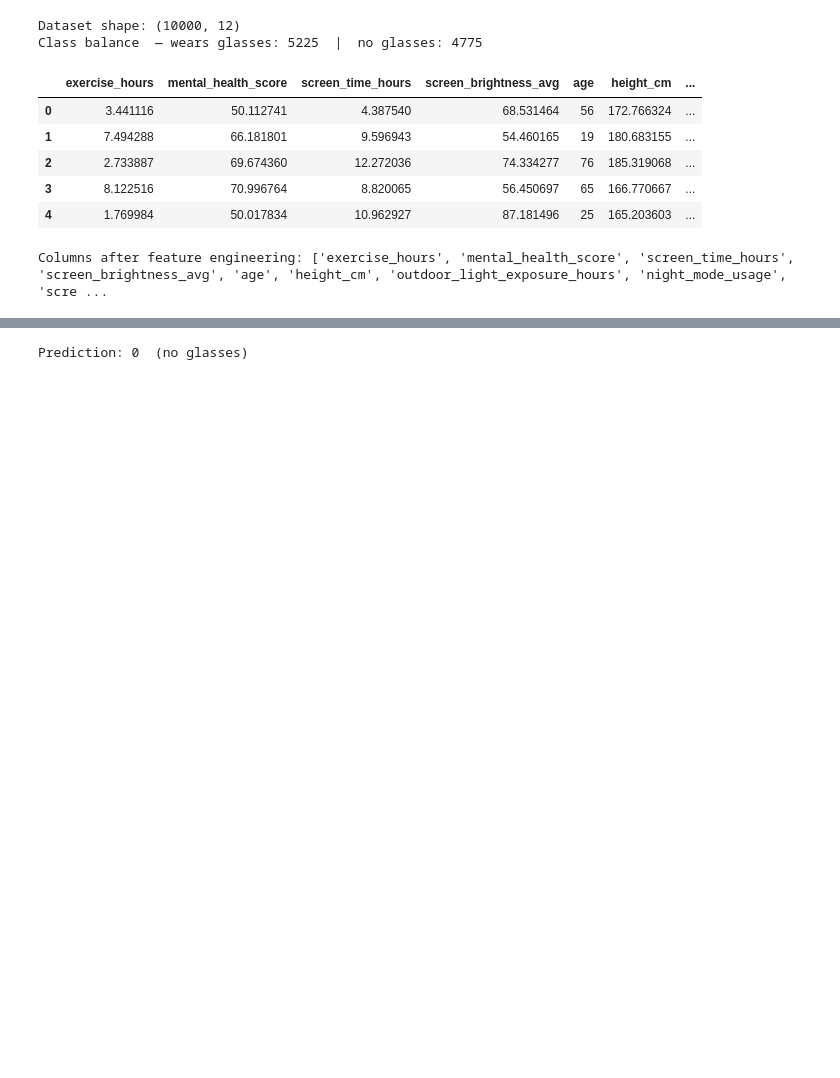
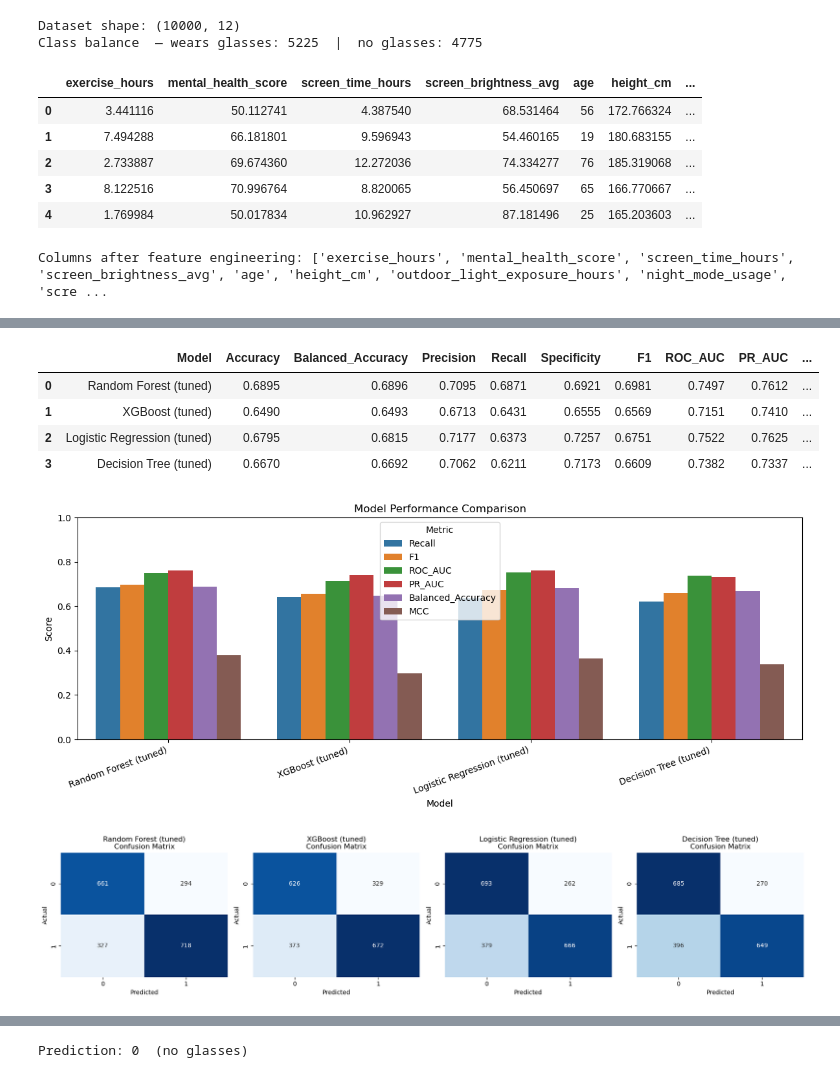
Before and after one commit to nason31/machine_learning_group_g, a Jupyter notebook: code/model_clean.ipynb, the cells around one changed output, grey strips where cells are left out. Cells and saved outputs as stored; diff of their text form; code cells hidden in the pictures; blank space fills up the shorter version.

Commit message:
adding hyperparameter tuning and graphical analysis of performance

```diff
--- a/code/model_clean.ipynb
+++ b/code/model_clean.ipynb
@@ -200,0 +312,75 @@ comparison_df
+# %%
+# Extended Validation and Graphics
+metric_cols = [
+    "Accuracy", "Balanced_Accuracy", "Precision", "Recall", "Specificity",
+    "F1", "ROC_AUC", "PR_AUC", "MCC", "LogLoss", "Brier"
+]
+
+display(comparison_df[["Model"] + metric_cols])
+
+# Visual summary of top-ranking discrimination metrics
+plot_cols = ["Recall", "F1", "ROC_AUC", "PR_AUC", "Balanced_Accuracy", "MCC"]
+plot_df = comparison_df[["Model"] + plot_cols].melt(id_vars="Model", var_name="Metric", value_name="Score")
+plt.figure(figsize=(12, 5))
+sns.barplot(data=plot_df, x="Model", y="Score", hue="Metric")
+plt.title("Model Performance Comparison")
+plt.ylim(0, 1)
+plt.xticks(rotation=20, ha="right")
+plt.tight_layout()
+plt.show()
+
+# Confusion matrices per model
+models = comparison_df["Model"].tolist()
+n_models = len(models)
+fig, axes = plt.subplots(1, n_models, figsize=(4.5 * n_models, 4))
+if n_models == 1:
+    axes = [axes]
+for ax, model_name in zip(axes, models):
+    y_true = model_eval[model_name]["y_true"]
+    y_pred = model_eval[model_name]["y_pred"]
+    cm = confusion_matrix(y_true, y_pred)
+    sns.heatmap(cm, annot=True, fmt="d", cmap="Blues", cbar=False, ax=ax)
+    ax.set_title(f"{model_name}\nConfusion Matrix")
+    ax.set_xlabel("Predicted")
+    ax.set_ylabel("Actual")
+plt.tight_layout()
+plt.show()
+
+# ROC curves
+plt.figure(figsize=(8, 6))
+for model_name in models:
+    y_true = model_eval[model_name]["y_true"]
+    y_proba = model_eval[model_name]["y_proba"]
+    fpr, tpr, _ = roc_curve(y_true, y_proba)
+    auc_value = roc_auc_score(y_true, y_proba)
+    plt.plot(fpr, tpr, label=f"{model_name} (AUC={auc_value:.3f})")
+plt.plot([0, 1], [0, 1], linestyle="--", color="gray")
+plt.title("ROC Curves")
+plt.xlabel("False Positive Rate")
+plt.ylabel("True Positive Rate")
+plt.legend(loc="lower right")
+plt.tight_layout()
+plt.show()
+
+# Precision-Recall curves
+plt.figure(figsize=(8, 6))
+for model_name in models:
+    y_true = model_eval[model_name]["y_true"]
+    y_proba = model_eval[model_name]["y_proba"]
+    precision_vals, recall_vals, _ = precision_recall_curve(y_true, y_proba)
+    ap_value = average_precision_score(y_true, y_proba)
+    plt.plot(recall_vals, precision_vals, label=f"{model_name} (AP={ap_value:.3f})")
+plt.title("Precision-Recall Curves")
+plt.xlabel("Recall")
+plt.ylabel("Precision")
+plt.legend(loc="lower left")
+plt.tight_layout()
+plt.show()
+# %% [output]
+|  | Model | Accuracy | Balanced_Accuracy | Precision | Recall | Specificity | F1 | ROC_AUC | PR_AUC | ... |
+| 0 | Random Forest (tuned) | 0.6895 | 0.6896 | 0.7095 | 0.6871 | 0.6921 | 0.6981 | 0.7497 | 0.7612 | ... |
+| 1 | XGBoost (tuned) | 0.6490 | 0.6493 | 0.6713 | 0.6431 | 0.6555 | 0.6569 | 0.7151 | 0.7410 | ... |
+| 2 | Logistic Regression (tuned) | 0.6795 | 0.6815 | 0.7177 | 0.6373 | 0.7257 | 0.6751 | 0.7522 | 0.7625 | ... |
+| 3 | Decision Tree (tuned) | 0.6670 | 0.6692 | 0.7062 | 0.6211 | 0.7173 | 0.6609 | 0.7382 | 0.7337 | ... |
+[figure, added]
+[figure, added]
```
Also changed, not shown: parts of 8 cells of this notebook, 1 other file.
